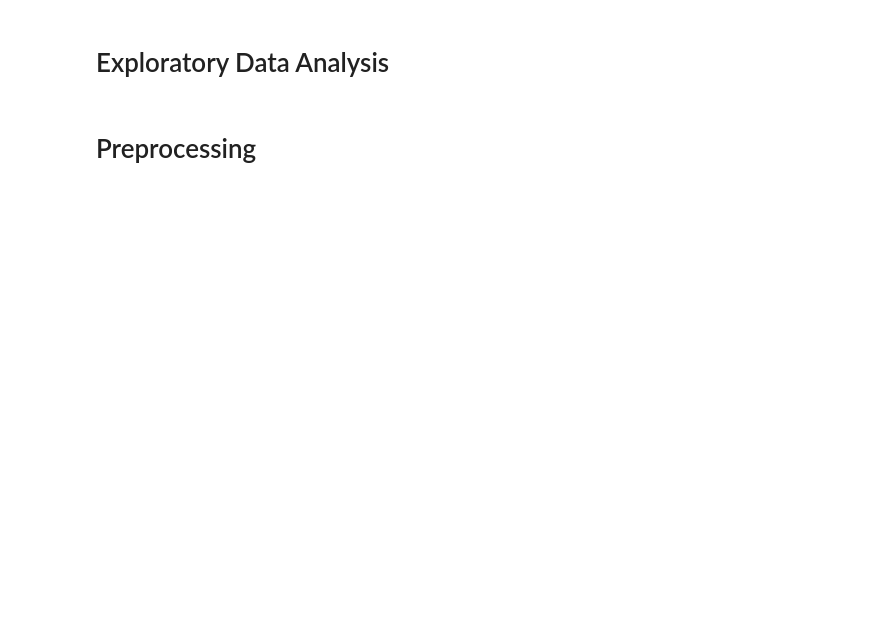
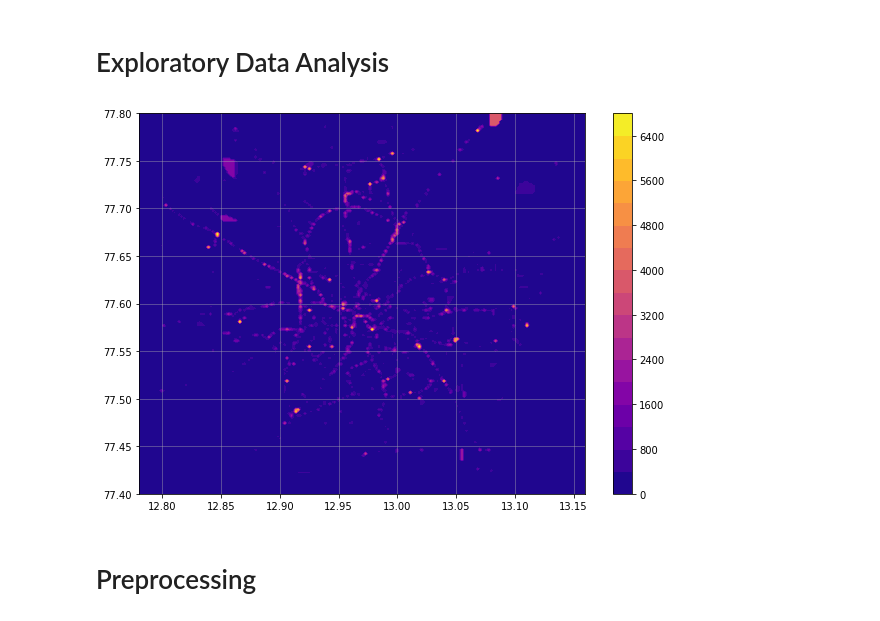
Before and after one commit to Star-Ankur/Ishme_DS_242EX, a Jupyter notebook: Predict.ipynb, the cells around one changed output. Drawn from its saved outputs; the diff is of its cells as text; code cells hidden in the pictures; blank space fills up the shorter version.

```diff
--- a/Predict.ipynb
+++ b/Predict.ipynb
@@ -49,3 +52,18 @@ plt.scatter(df["Latitude"],df["Longitude"])
+# %%
+def density_plot(df):
+    df= df.round({'Latitude': 3,'Longitude': 3})
+    data = df.groupby(['Latitude','Longitude'], as_index=False).size()
+    data = data[data['size']<7000]  # change this value to remove lesser outliers
+    grid_x, grid_y = np.mgrid[12.78:13.16:200j, 77.40:77.80:200j]
+    grid_z = griddata(data[['Latitude','Longitude']], data['size'], (grid_x, grid_y), method='nearest')
+    plt.figure(figsize=(10,7))
+    plt.contourf(grid_x, grid_y, grid_z, 20, cmap='plasma')
+    plt.colorbar();
+    plt.grid(b = True, alpha= 0.5)
+# %%
+density_plot(df)
+# %% [output]
+[figure, added]
 # %% [markdown]
 # Preprocessing
 # %%
```
Also changed, not shown: parts of 56 cells of this notebook.
